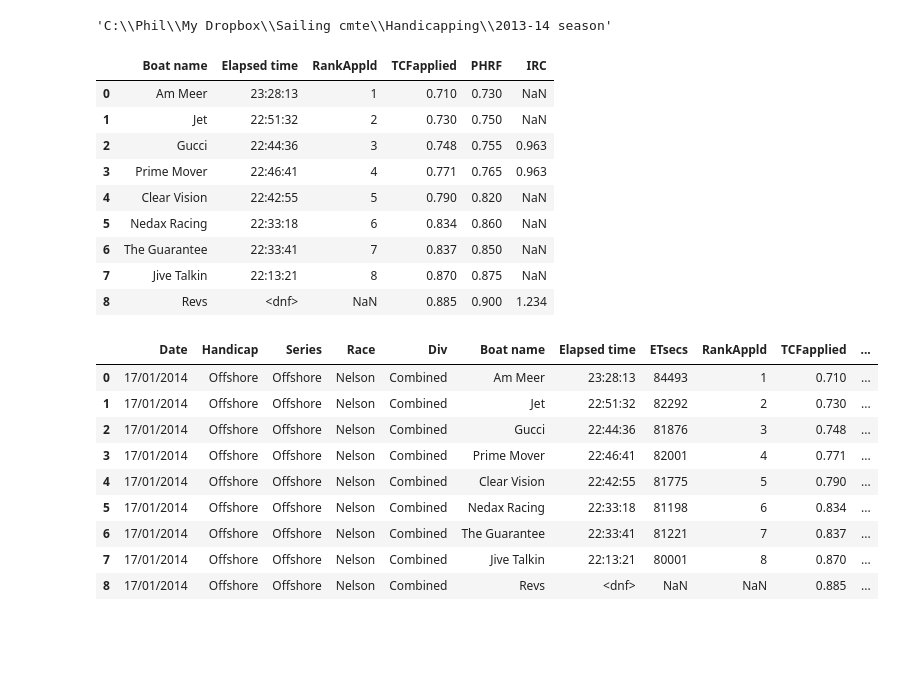
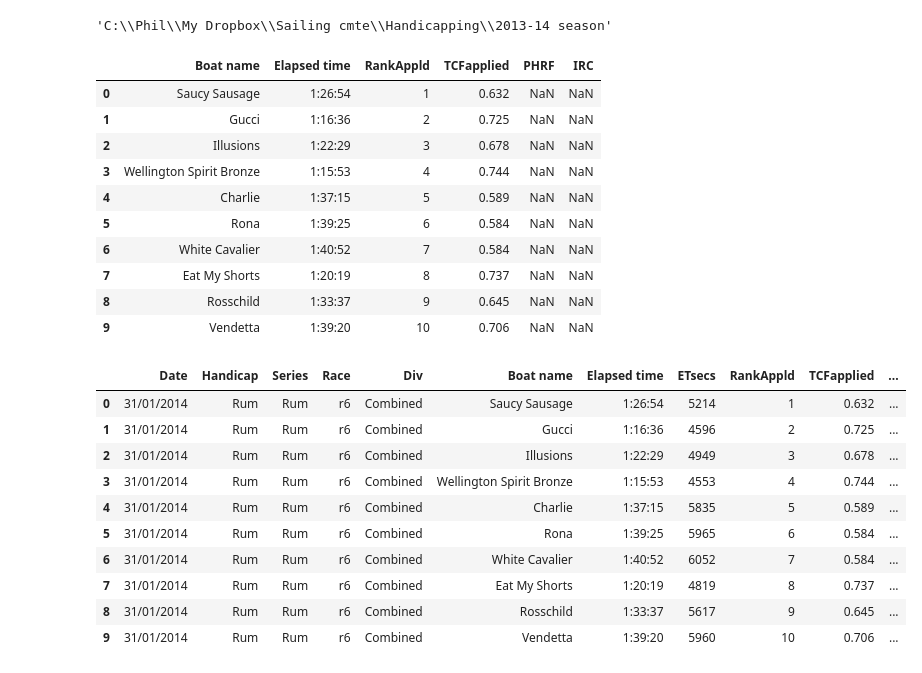
Before and after one commit to drphilbishop/RPNYC_race_analysis, a Jupyter notebook: processRawRaceData.ipynb, the cells around one changed output. Drawn from its saved outputs; the diff is of its cells as text; code cells hidden in the pictures; blank space fills up the shorter version.

```diff
--- a/processRawRaceData.ipynb
+++ b/processRawRaceData.ipynb
@@ -31,7 +31,7 @@ datapath
 # Take a quick look at a raw CSV file from Yacht Systems
 # - need to select/deselect appropriate cols in CSV
 
-infilename = 'Nelson17Jan'
+infilename = 'Rum31Jan'
 
 # Following list of colNums and colHdrs works fine on:
 # - Divisional races
@@ -74,62 +74,64 @@ q
 # - Check for duplicate boat names, i.e. incorrect spelling
 # %% [output]
 |  | Boat name | Elapsed time | RankAppld | TCFapplied | PHRF | IRC |
-| 0 | Am Meer | 23:28:13 | 1 | 0.710 | 0.730 | NaN |
-| 1 | Jet | 22:51:32 | 2 | 0.730 | 0.750 | NaN |
-| 2 | Gucci | 22:44:36 | 3 | 0.748 | 0.755 | 0.963 |
-| 3 | Prime Mover | 22:46:41 | 4 | 0.771 | 0.765 | 0.963 |
-| 4 | Clear Vision | 22:42:55 | 5 | 0.790 | 0.820 | NaN |
-| 5 | Nedax Racing | 22:33:18 | 6 | 0.834 | 0.860 | NaN |
-| 6 | The Guarantee | 22:33:41 | 7 | 0.837 | 0.850 | NaN |
-| 7 | Jive Talkin | 22:13:21 | 8 | 0.870 | 0.875 | NaN |
-| 8 | Revs | <dnf> | NaN | 0.885 | 0.900 | 1.234 |
+| 0 | Saucy Sausage | 1:26:54 | 1 | 0.632 | NaN | NaN |
+| 1 | Gucci | 1:16:36 | 2 | 0.725 | NaN | NaN |
+| 2 | Illusions | 1:22:29 | 3 | 0.678 | NaN | NaN |
+| 3 | Wellington Spirit Bronze | 1:15:53 | 4 | 0.744 | NaN | NaN |
+| 4 | Charlie | 1:37:15 | 5 | 0.589 | NaN | NaN |
+| 5 | Rona | 1:39:25 | 6 | 0.584 | NaN | NaN |
+| 6 | White Cavalier | 1:40:52 | 7 | 0.584 | NaN | NaN |
+| 7 | Eat My Shorts | 1:20:19 | 8 | 0.737 | NaN | NaN |
+| 8 | Rosschild | 1:33:37 | 9 | 0.645 | NaN | NaN |
+| 9 | Vendetta | 1:39:20 | 10 | 0.706 | NaN | NaN |
 # %%
 # Create a uniformly structured dataframe for the current race data
 
 # Specify h for handicap type, s for series name (see p84 Almanac),
 # r for race number and d for date - for the current set of results
-h = "Offshore"
-s = "Offshore"
-r = "Nelson"
-d = "17/01/2014"
+h = "Rum"
+s = "Rum"
+r = "r6"
+d = "31/01/2014"
 
 data = pd.read_csv(datapath+"/Raw CSV data/"+infilename+'.csv', sep=',', header=None, usecols=CSVcolNums)
 data.columns = CSVcolHdrs
 data = data.replace(0.00,nan)
 
 data['Date'] = d
 data['Handicap'] = h
 data['Series'] = s
 data['Race'] = r
 data['Div']  = 'Combined'
 #data['Div'] = data['Stuff'].map(lambda x: fn.get_division(x))
 data['ETsecs'] = data['Elapsed time'].map(lambda x: fn.et2seconds(x))
 
 # Overwrite some records...
 #data['Race'][data['Div']=='3'] = 'r3'
 #data['Race'][data['Div']=='Open'] = 'r2'
 #data['Handicap'][data['Div']=='Classics'] = 'Classics'
 #data['Series'][data['Div']=='Classics'] = 'Classics'
 #data['Race'][data['Div']=='Classics'] = 'r1'
 #data['Div'][data['Div']=='Classics'] = 'Combined'
 #data.ix[['Lizzie','Loloma'],'Series'] = 'Classics'
 #data.ix[['Lizzie','Loloma'],'Race'] = 'r2'
 
 # Identify desired columns - in order.
 cols = ['Date','Handicap','Series','Race','Div','Boat name','Elapsed time','ETsecs','RankAppld','TCFapplied','PHRF','IRC']
 #data.columns.tolist()
 
 outfilename = infilename
 data[cols].to_csv(datapath+"/Proc'd CSVs/"+outfilename+'.csv', sep = ',')
 data[cols]
 # %% [output]
 |  | Date | Handicap | Series | Race | Div | Boat name | Elapsed time | ETsecs | RankAppld | TCFapplied | ... |
-| 0 | 17/01/2014 | Offshore | Offshore | Nelson | Combined | Am Meer | 23:28:13 | 84493 | 1 | 0.710 | ... |
-| 1 | 17/01/2014 | Offshore | Offshore | Nelson | Combined | Jet | 22:51:32 | 82292 | 2 | 0.730 | ... |
-| 2 | 17/01/2014 | Offshore | Offshore | Nelson | Combined | Gucci | 22:44:36 | 81876 | 3 | 0.748 | ... |
-| 3 | 17/01/2014 | Offshore | Offshore | Nelson | Combined | Prime Mover | 22:46:41 | 82001 | 4 | 0.771 | ... |
-| 4 | 17/01/2014 | Offshore | Offshore | Nelson | Combined | Clear Vision | 22:42:55 | 81775 | 5 | 0.790 | ... |
-| 5 | 17/01/2014 | Offshore | Offshore | Nelson | Combined | Nedax Racing | 22:33:18 | 81198 | 6 | 0.834 | ... |
-| 6 | 17/01/2014 | Offshore | Offshore | Nelson | Combined | The Guarantee | 22:33:41 | 81221 | 7 | 0.837 | ... |
-| 7 | 17/01/2014 | Offshore | Offshore | Nelson | Combined | Jive Talkin | 22:13:21 | 80001 | 8 | 0.870 | ... |
-| 8 | 17/01/2014 | Offshore | Offshore | Nelson | Combined | Revs | <dnf> | NaN | NaN | 0.885 | ... |
+| 0 | 31/01/2014 | Rum | Rum | r6 | Combined | Saucy Sausage | 1:26:54 | 5214 | 1 | 0.632 | ... |
+| 1 | 31/01/2014 | Rum | Rum | r6 | Combined | Gucci | 1:16:36 | 4596 | 2 | 0.725 | ... |
+| 2 | 31/01/2014 | Rum | Rum | r6 | Combined | Illusions | 1:22:29 | 4949 | 3 | 0.678 | ... |
+| 3 | 31/01/2014 | Rum | Rum | r6 | Combined | Wellington Spirit Bronze | 1:15:53 | 4553 | 4 | 0.744 | ... |
+| 4 | 31/01/2014 | Rum | Rum | r6 | Combined | Charlie | 1:37:15 | 5835 | 5 | 0.589 | ... |
+| 5 | 31/01/2014 | Rum | Rum | r6 | Combined | Rona | 1:39:25 | 5965 | 6 | 0.584 | ... |
+| 6 | 31/01/2014 | Rum | Rum | r6 | Combined | White Cavalier | 1:40:52 | 6052 | 7 | 0.584 | ... |
+| 7 | 31/01/2014 | Rum | Rum | r6 | Combined | Eat My Shorts | 1:20:19 | 4819 | 8 | 0.737 | ... |
+| 8 | 31/01/2014 | Rum | Rum | r6 | Combined | Rosschild | 1:33:37 | 5617 | 9 | 0.645 | ... |
+| 9 | 31/01/2014 | Rum | Rum | r6 | Combined | Vendetta | 1:39:20 | 5960 | 10 | 0.706 | ... |
```
Also changed, not shown: 4 other files.
